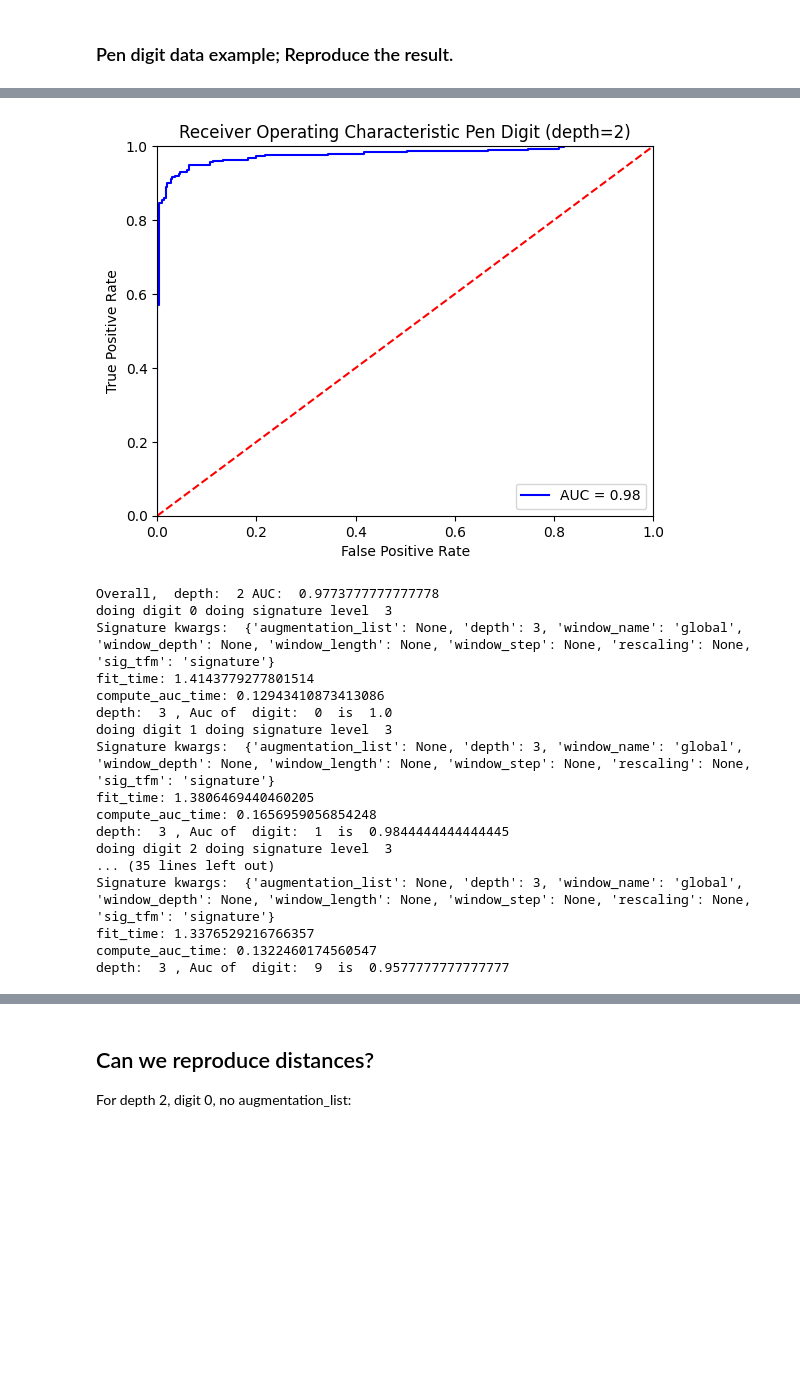
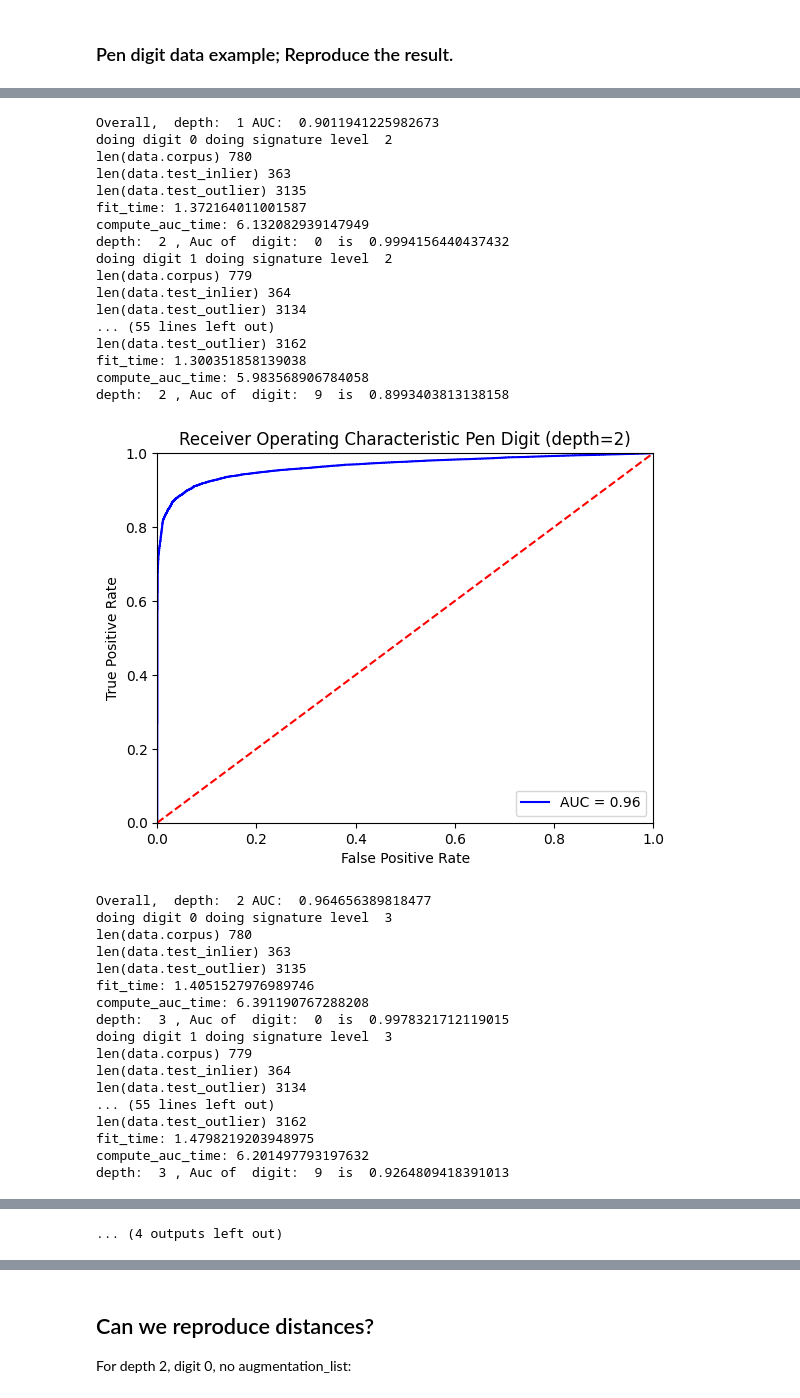
Before and after one commit to datasig-ac-uk/signature_mahalanobis_knn, a Jupyter notebook: paper-examples/examples.ipynb, the cells around one changed output, grey strips where cells are left out. Drawn from its saved outputs; the diff is of its cells as text; code cells hidden in the pictures; blank space fills up the shorter version.

```diff
--- a/paper-examples/examples.ipynb
+++ b/paper-examples/examples.ipynb
@@ -23,9 +25,10 @@ DATA_DIR = "/Users/zoos/PycharmProjects/Anomaly_detection/data/"
 # %% [markdown]
 ### Pen digit data example; Reproduce the result.
 # %%
-n_neighbours = 800
+n_neighbours = 100
 # %%
-data = Data.Data(n_samples=(800, 30, 30), if_sample=True)
+# data = Data.Data(n_samples=(800, 30, 30), if_sample=True)
+data = Data.Data(if_sample=False, random_seed=seed)
 data.load_pen_digit()
 
 depths = [1, 2, 3, 4, 5]
@@ -41,11 +44,14 @@ for depth in depths:
     for digit in digits:
         data.load_pen_digit(digit=digit)
         print("doing digit", digit, "doing signature level ", depth)
-        signature_maha_knn = SignatureMahalanobisKNN()
+        print("len(data.corpus)", len(data.corpus))
+        print("len(data.test_inlier)", len(data.test_inlier))
+        print("len(data.test_outlier)", len(data.test_outlier))
+        signature_maha_knn = SignatureMahalanobisKNN(random_state=seed)
         # Measure the time spent on fit
         start_time = time.time()
         signature_maha_knn.fit(
-            knn_library="sklearn",
+            knn_library="pynndescent",
             X_train=data.corpus,
             signature_kwargs={
                 "augmentation_list": None,
@@ -121,18 +157,35 @@ depth:  2 , Auc of  digit:  9  is  0.95
+Overall,  depth:  1 AUC:  0.9011941225982673
+doing digit 0 doing signature level  2
+len(data.corpus) 780
+len(data.test_inlier) 363
+len(data.test_outlier) 3135
+fit_time: 1.372164011001587
+compute_auc_time: 6.132082939147949
+depth:  2 , Auc of  digit:  0  is  0.9994156440437432
+doing digit 1 doing signature level  2
+len(data.corpus) 779
+len(data.test_inlier) 364
+len(data.test_outlier) 3134
+... (55 lines left out)
+len(data.test_outlier) 3162
+fit_time: 1.300351858139038
+compute_auc_time: 5.983568906784058
+depth:  2 , Auc of  digit:  9  is  0.8993403813138158
-[figure, old version]
+[figure, new version]
-Overall,  depth:  2 AUC:  0.9773777777777778
-doing digit 0 doing signature level  3
-Signature kwargs:  {'augmentation_list': None, 'depth': 3, 'window_name': 'global', 'window_depth': None, 'window_length': None, 'window_step': None, 'rescaling': None, 'sig_tfm': 'signature'}
-fit_time: 1.4143779277801514
-compute_auc_time: 0.12943410873413086
-depth:  3 , Auc of  digit:  0  is  1.0
-doing digit 1 doing signature level  3
-Signature kwargs:  {'augmentation_list': None, 'depth': 3, 'window_name': 'global', 'window_depth': None, 'window_length': None, 'window_step': None, 'rescaling': None, 'sig_tfm': 'signature'}
-fit_time: 1.3806469440460205
-compute_auc_time: 0.1656959056854248
-depth:  3 , Auc of  digit:  1  is  0.9844444444444445
-doing digit 2 doing signature level  3
-... (35 lines left out)
-Signature kwargs:  {'augmentation_list': None, 'depth': 3, 'window_name': 'global', 'window_depth': None, 'window_length': None, 'window_step': None, 'rescaling': None, 'sig_tfm': 'signature'}
-fit_time: 1.3376529216766357
-compute_auc_time: 0.1322460174560547
-depth:  3 , Auc of  digit:  9  is  0.9577777777777777
+Overall,  depth:  2 AUC:  0.964656389818477
+doing digit 0 doing signature level  3
+len(data.corpus) 780
+len(data.test_inlier) 363
+len(data.test_outlier) 3135
+fit_time: 1.4051527976989746
+compute_auc_time: 6.391190767288208
+depth:  3 , Auc of  digit:  0  is  0.9978321712119015
+doing digit 1 doing signature level  3
+len(data.corpus) 779
+len(data.test_inlier) 364
+len(data.test_outlier) 3134
+... (55 lines left out)
+len(data.test_outlier) 3162
+fit_time: 1.4798219203948975
+compute_auc_time: 6.201497793197632
+depth:  3 , Auc of  digit:  9  is  0.9264809418391013
@@ -179,3 +210,4 @@ Wall time: 1min 35s
+... (4 outputs left out)
 # %%
 print(depth_to_auc)
 # %% [output]
```
Also changed, not shown: parts of 18 cells of this notebook, 1 other file.
